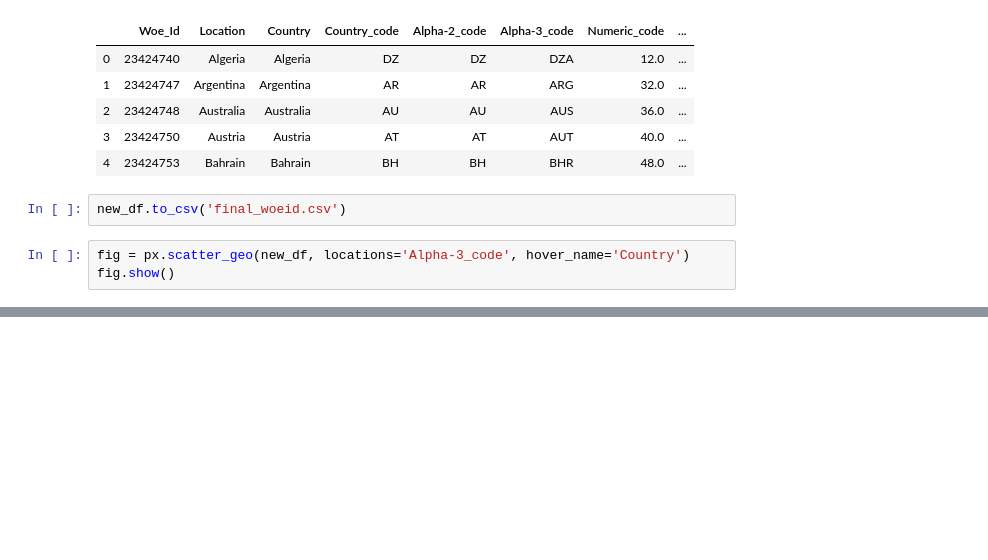
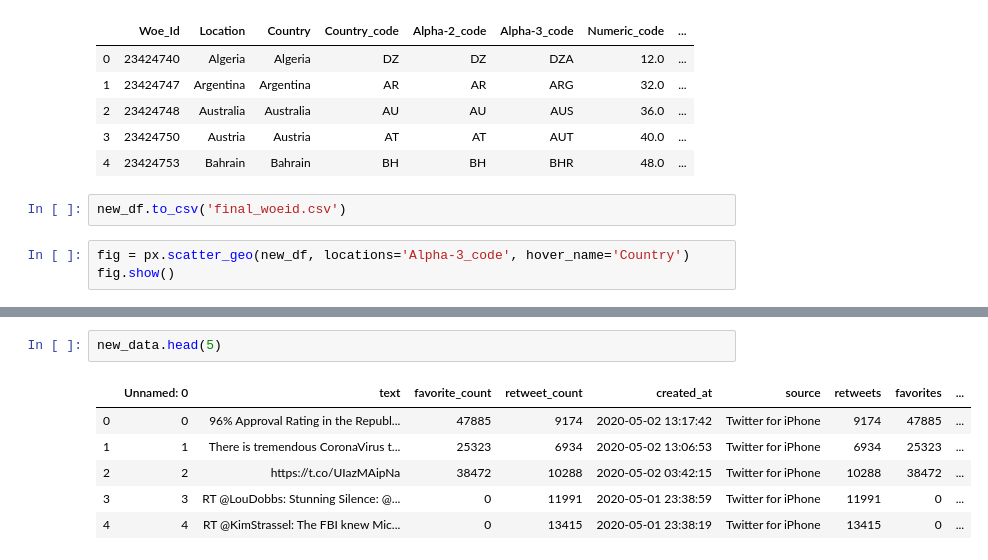
Before and after one commit to TheR2D3/Twitter_Viz, a Jupyter notebook: Rough_work/rough_work2.ipynb, the cells around one changed output, grey strips where cells are left out. Saved outputs shown, nothing was run; the diff lists cells and outputs as text; blank space fills up the shorter version.

```diff
--- a/Rough_work/rough_work2.ipynb
+++ b/Rough_work/rough_work2.ipynb
@@ -237,0 +375,9 @@ fig.show()
+# %%
+new_data.head(5)
+# %% [output]
+|  | Unnamed: 0 | text | favorite_count | retweet_count | created_at | source | retweets | favorites | ... |
+| 0 | 0 | 96% Approval Rating in the Republ... | 47885 | 9174 | 2020-05-02 13:17:42 | Twitter for iPhone | 9174 | 47885 | ... |
+| 1 | 1 | There is tremendous CoronaVirus t... | 25323 | 6934 | 2020-05-02 13:06:53 | Twitter for iPhone | 6934 | 25323 | ... |
+| 2 | 2 | https://t.co/UIazMAipNa | 38472 | 10288 | 2020-05-02 03:42:15 | Twitter for iPhone | 10288 | 38472 | ... |
+| 3 | 3 | RT @LouDobbs: Stunning Silence: @... | 0 | 11991 | 2020-05-01 23:38:59 | Twitter for iPhone | 11991 | 0 | ... |
+| 4 | 4 | RT @KimStrassel: The FBI knew Mic... | 0 | 13415 | 2020-05-01 23:38:19 | Twitter for iPhone | 13415 | 0 | ... |
```
Also changed, not shown: parts of 23 cells of this notebook, 6 other files.
